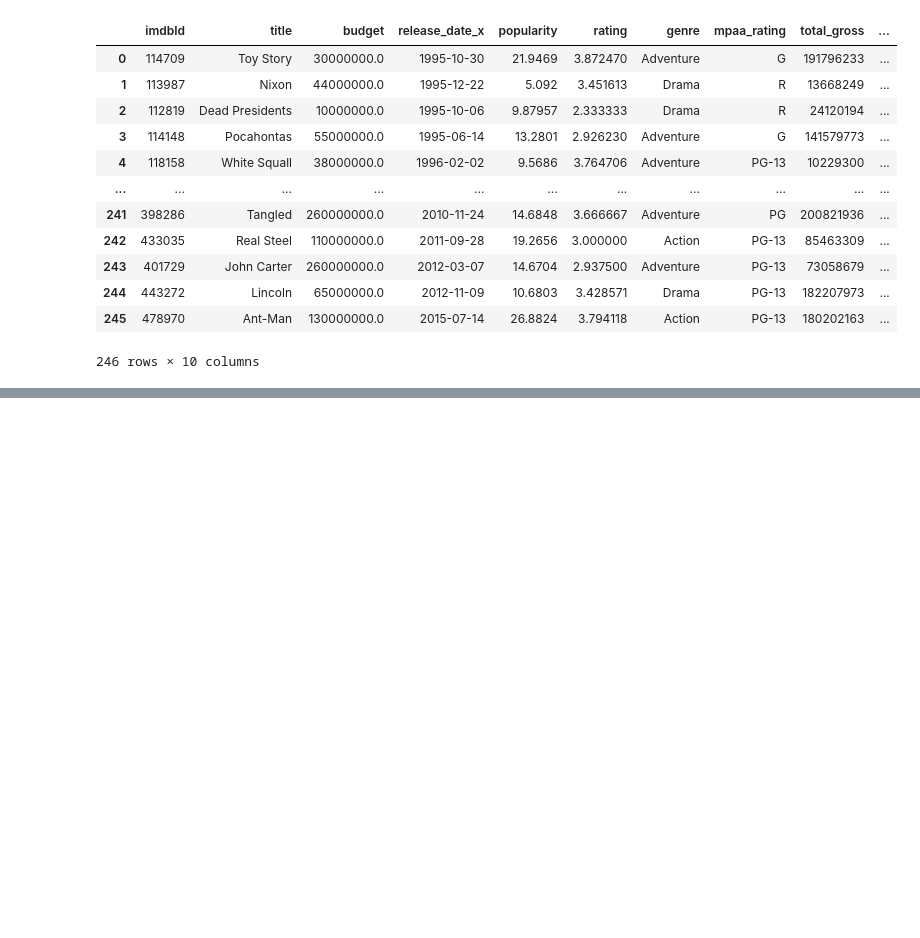
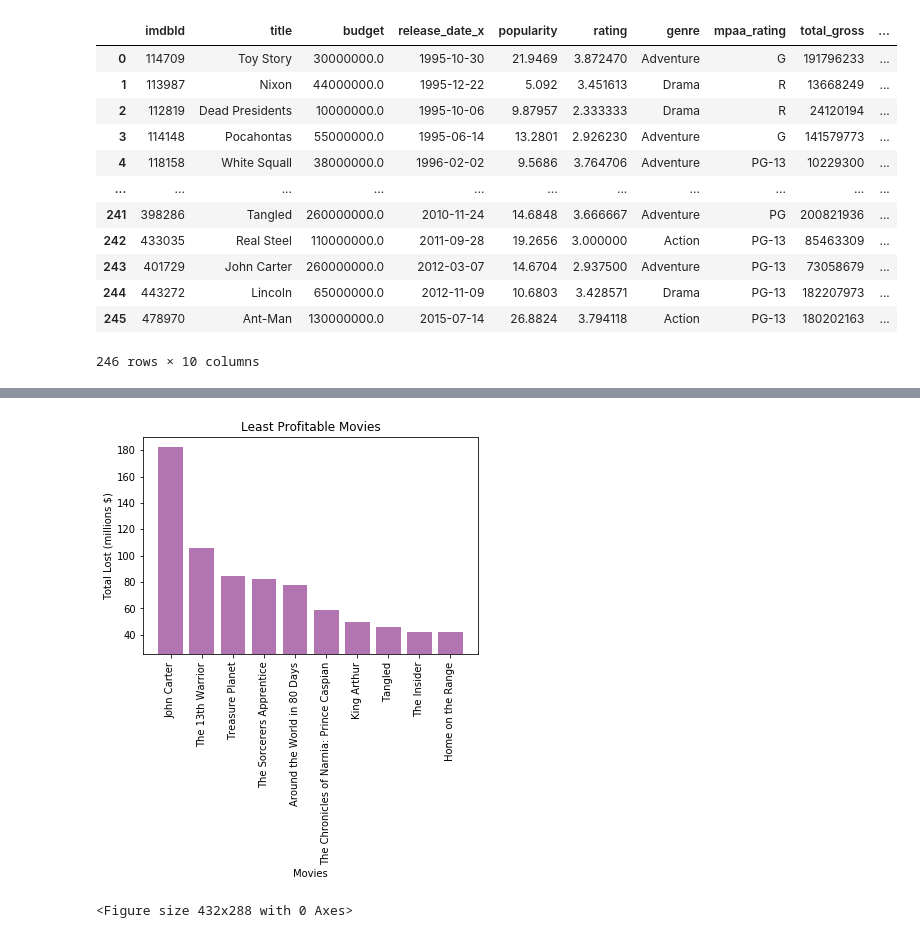
Before and after one commit to theriotn95/ETL-Project, a Jupyter notebook: movies_etl.ipynb, the cells around one changed output, grey strips where cells are left out. Drawn from its saved outputs; the diff is of its cells as text; code cells hidden in the pictures; blank space fills up the shorter version.

```diff
--- a/movies_etl.ipynb
+++ b/movies_etl.ipynb
@@ -242,0 +357,28 @@ disney_df
+# %%
+profit = [182.63, 105.74, 84.81, 82.53, 77.41, 58.72, 49.58, 45.61, 42.21, 42.09]
+index = ['John Carter', 'The 13th Warrior', 'Treasure Planet', 'The Sorcerers Apprentice', 'Around the World in 80 Days',
+         'The Chronicles of Narnia: Prince Caspian', 'King Arthur', 'Tangled', 'The Insider', 'Home on the Range']
+y_pos = np.arange(len(index))
+
+# Create bars and choose color
+plt.bar(y_pos, profit, color = (0.5,0.1,0.5,0.6))
+
+# Add title and axis names
+plt.title('Least Profitable Movies')
+plt.xlabel('Movies')
+plt.ylabel('Total Lost (millions $)')
+
+# Limits for the Y axis
+plt.ylim(25,190)
+
+# Create names
+plt.xticks(y_pos, index)
+plt.xticks(rotation=90)
+
+# Show graphic
+plt.show()
+
+plt.savefig ('Images/fig3.png')
+# %% [output]
+[figure, added]
+<Figure size 432x288 with 0 Axes>
```
Also changed, not shown: parts of 6 cells of this notebook, 2 other files.
